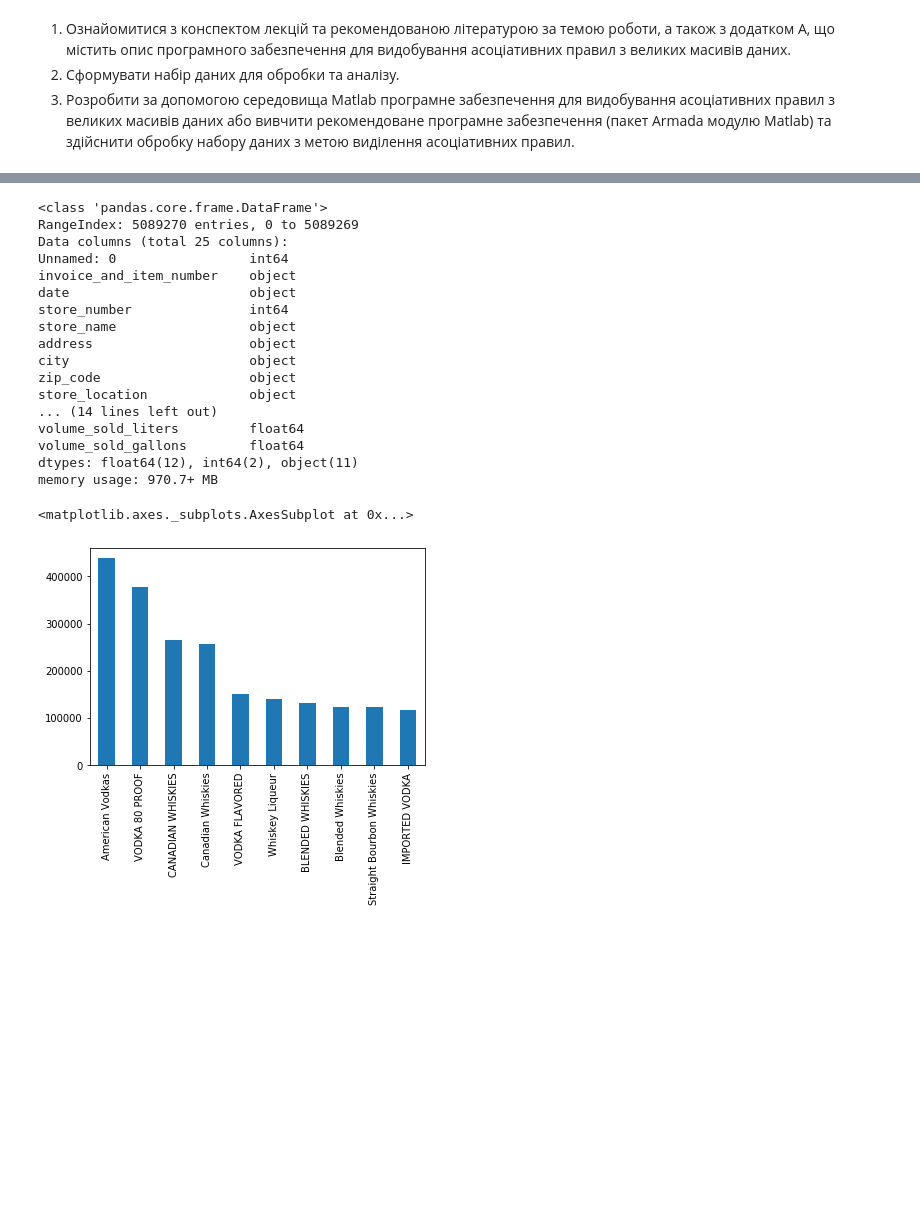
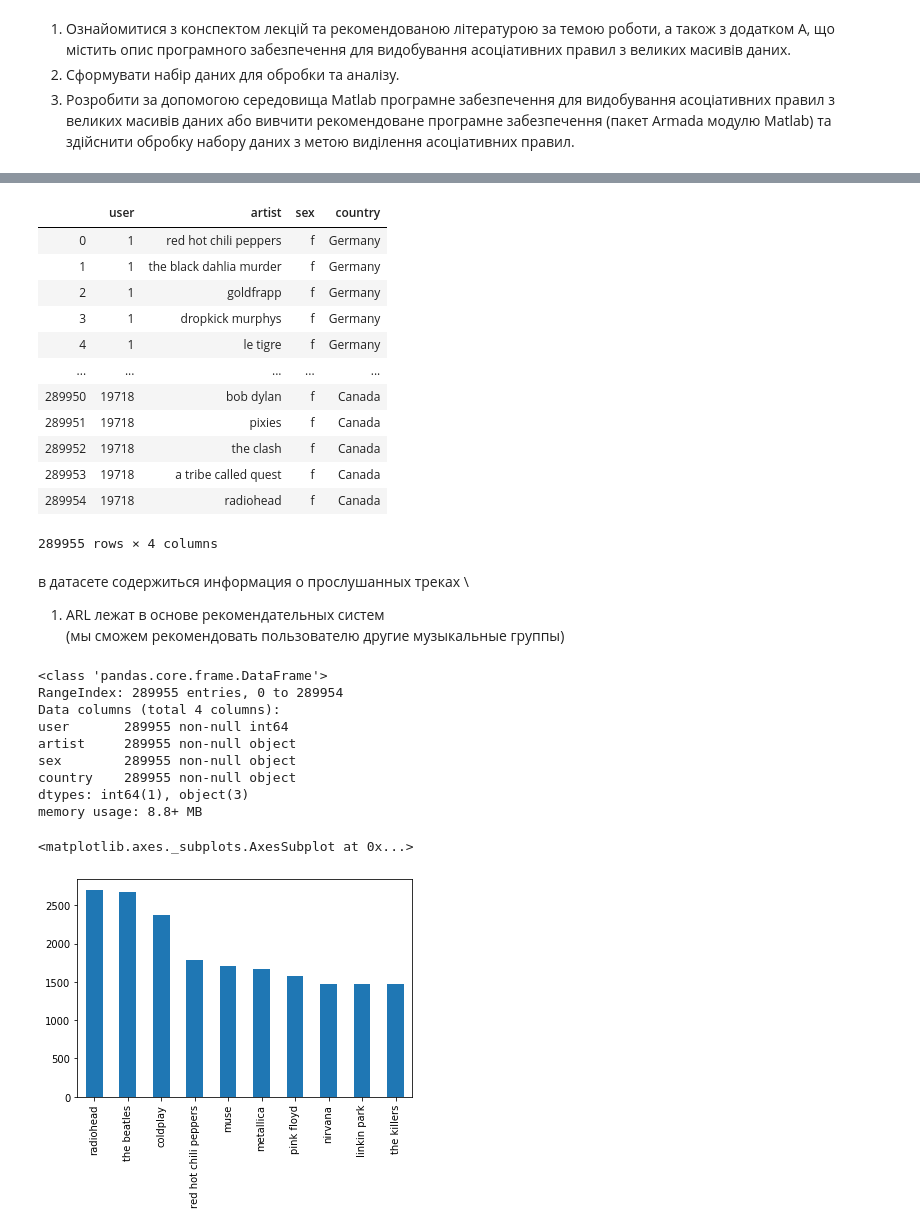
Before and after one commit to karpokate/data_analys, a Jupyter notebook: Data_Analyst_1_work.ipynb, the cells around one changed output, grey strips where cells are left out. Cells and saved outputs as stored; diff of their text form; code cells hidden in the pictures; blank space fills up the shorter version.

```diff
--- a/Data_Analyst_1_work.ipynb
+++ b/Data_Analyst_1_work.ipynb
@@ -16,25 +26,43 @@ df = pd.read_csv('complete_iowa_df.csv',low_memory=False)
+# %%
+# для аналииза выберем датасет  https://www.biz.uiowa.edu/faculty/jledolter/DataMining/lastfm.csv
+df = pd.read_csv('https://www.biz.uiowa.edu/faculty/jledolter/DataMining/lastfm.csv')
 # %%
-df.info()
+df
 # %% [output]
+|  | user | artist | sex | country |
+| 0 | 1 | red hot chili peppers | f | Germany |
+| 1 | 1 | the black dahlia murder | f | Germany |
+| 2 | 1 | goldfrapp | f | Germany |
+| 3 | 1 | dropkick murphys | f | Germany |
+| 4 | 1 | le tigre | f | Germany |
+| ... | ... | ... | ... | ... |
+| 289950 | 19718 | bob dylan | f | Canada |
+| 289951 | 19718 | pixies | f | Canada |
+| 289952 | 19718 | the clash | f | Canada |
+| 289953 | 19718 | a tribe called quest | f | Canada |
+| 289954 | 19718 | radiohead | f | Canada |
-<class 'pandas.core.frame.DataFrame'>
-RangeIndex: 5089270 entries, 0 to 5089269
-Data columns (total 25 columns):
-Unnamed: 0                 int64
-invoice_and_item_number    object
-date                       object
-store_number               int64
-store_name                 object
-address                    object
-city                       object
-zip_code                   object
-store_location             object
-... (14 lines left out)
-volume_sold_liters         float64
-volume_sold_gallons        float64
-dtypes: float64(12), int64(2), object(11)
-memory usage: 970.7+ MB
+289955 rows × 4 columns
+# %% [markdown]
+в датасете содержиться информация о прослушанных треках \
+1. ARL лежат в основе рекомендательных систем \
+(мы сможем рекомендовать пользователю другие музыкальные группы)
+# %%
+df.info()
+# user - айди юзера
+# artist - артист/группа которую слушают
+# %% [output]
+<class 'pandas.core.frame.DataFrame'>
+RangeIndex: 289955 entries, 0 to 289954
+Data columns (total 4 columns):
+user       289955 non-null int64
+artist     289955 non-null object
+sex        289955 non-null object
+country    289955 non-null object
+dtypes: int64(1), object(3)
+memory usage: 8.8+ MB
 # %%
-df['category_name'].value_counts().nlargest(10).plot.bar()
+# топ 10 артистов
+df['artist'].value_counts().nlargest(10).plot.bar()
 # %% [output]
 <matplotlib.axes._subplots.AxesSubplot at 0x...>
-[figure, old version]
+[figure, new version]
```
Also changed, not shown: parts of 30 cells of this notebook, 7 other files.
